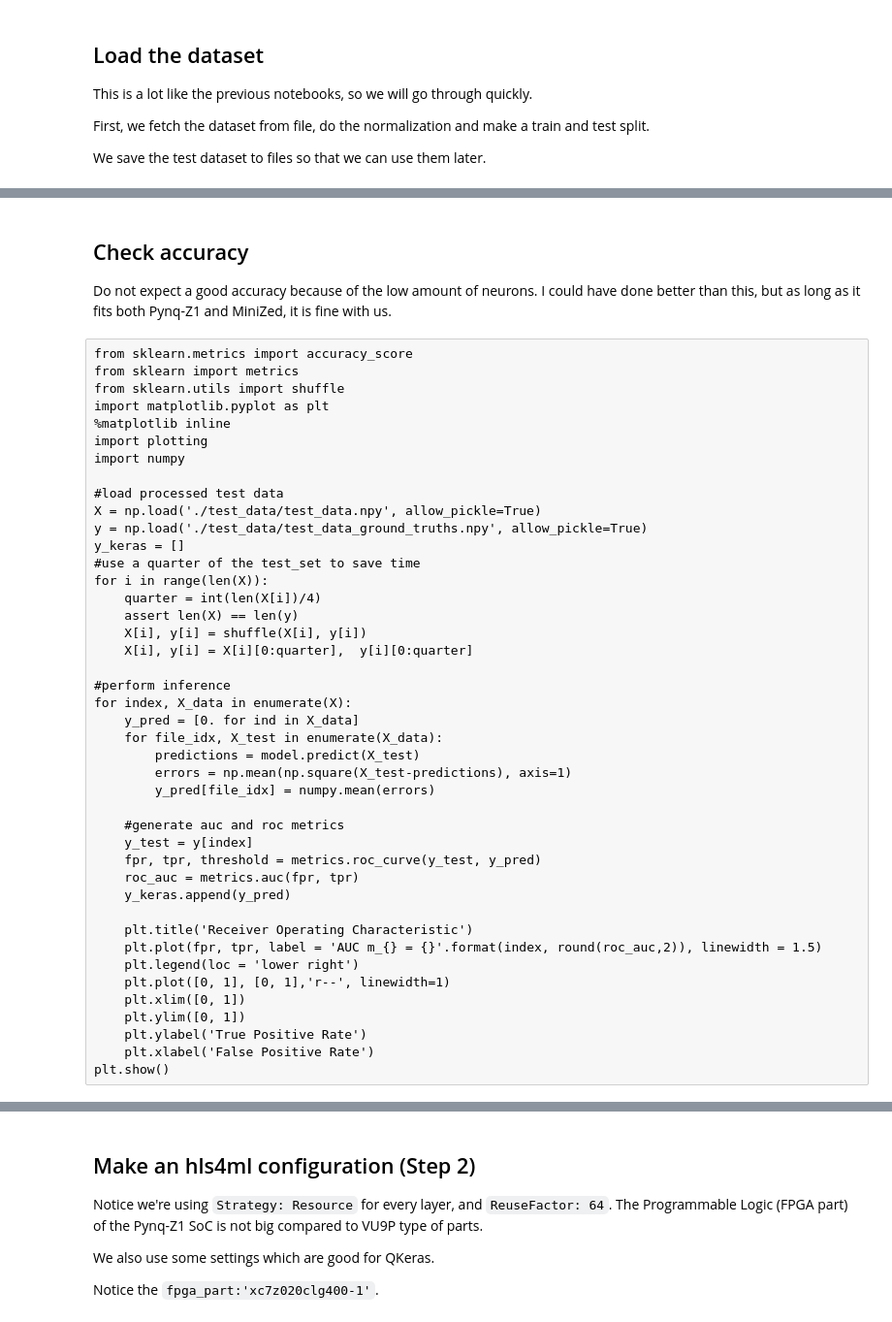
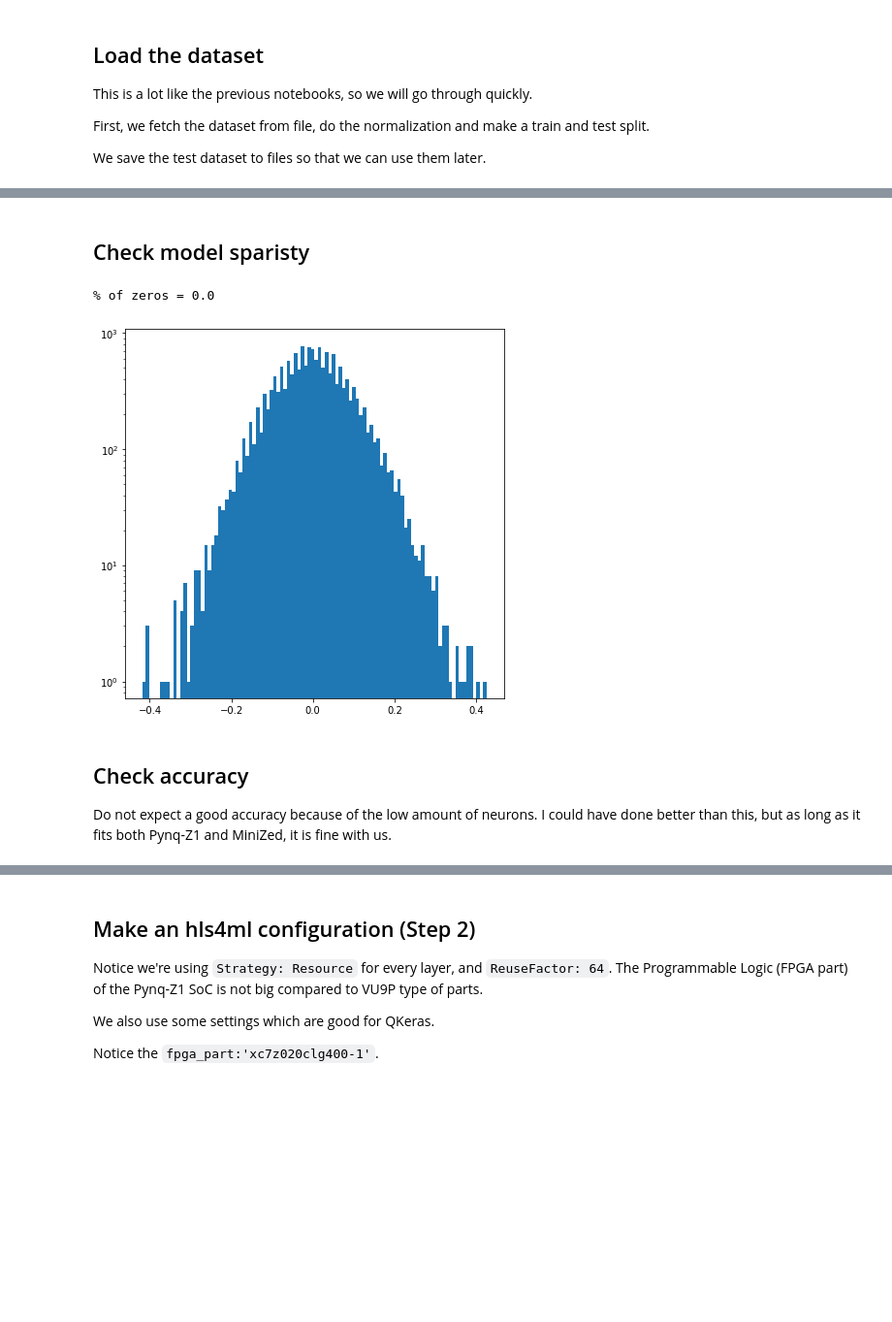
Before and after one commit to jmduarte/hls4ml-tutorial, a Jupyter notebook: deploy/vivado_flow/vivado_flow.ipynb, the cells around one changed output, grey strips where cells are left out. Shown at 97% size. Drawn from its saved outputs; the diff is of its cells as text; code cells hidden in the pictures; blank space fills up the shorter version.

```diff
--- a/deploy/vivado_flow/vivado_flow.ipynb
+++ b/deploy/vivado_flow/vivado_flow.ipynb
@@ -181,11 +113,10 @@ if train:
 
 
 else:
-    model_file = "{model}/model_{machine_type}.hdf5".format(model="./model/train_config_bits_6_frames_5_mels_128_encDims_8_bn_True_l1reg_0_expPower_3_beginSpar_0_finSpar_0.8",
-                                                              machine_type="ToyCar")
-    #model_file = "model/KERAS_check_best_model.hdf5"
+    model_file = 'model/train_config_bits_6_frames_4_mels_64_hidDims_64_encDims_8_bn_True_l1reg0/model_ToyCar.h5'
     if not os.path.exists(model_file):
         print("{} model not found at path ".format(model_file))
+
     model = keras_model.load_model(model_file)
     model.summary()
 # %% [output]
@@ -211,47 +140,16 @@ _________________________________________________________________
+# %% [markdown]
+## Check model sparisty
+# %%
+w = model.layers[1].weights[0].numpy()
+h, b = np.histogram(w, bins=100)
+plt.figure(figsize=(7,7))
+plt.bar(b[:-1], h, width=b[1]-b[0])
+plt.semilogy()
+print('% of zeros = {}'.format(np.sum(w==0)/np.size(w)))
+# %% [output]
+% of zeros = 0.0
+[figure, added]
 # %% [markdown]
 ## Check accuracy
 
 Do not expect a good accuracy because of the low amount of neurons. I could have done better than this, but as long as it fits both Pynq-Z1 and MiniZed, it is fine with us.
-# %% [raw]
-from sklearn.metrics import accuracy_score
-from sklearn import metrics
-from sklearn.utils import shuffle
-import matplotlib.pyplot as plt
-%matplotlib inline
-import plotting
-import numpy
-
-#load processed test data
-X = np.load('./test_data/test_data.npy', allow_pickle=True)
-y = np.load('./test_data/test_data_ground_truths.npy', allow_pickle=True)
-y_keras = []
-#use a quarter of the test_set to save time
-for i in range(len(X)):
-    quarter = int(len(X[i])/4)
-    assert len(X) == len(y)
-    X[i], y[i] = shuffle(X[i], y[i])
-    X[i], y[i] = X[i][0:quarter],  y[i][0:quarter]
-
-#perform inference
-for index, X_data in enumerate(X):
-    y_pred = [0. for ind in X_data]
-    for file_idx, X_test in enumerate(X_data):
-        predictions = model.predict(X_test)
-        errors = np.mean(np.square(X_test-predictions), axis=1)
-        y_pred[file_idx] = numpy.mean(errors)
-
-    #generate auc and roc metrics
-    y_test = y[index]
-    fpr, tpr, threshold = metrics.roc_curve(y_test, y_pred)
-    roc_auc = metrics.auc(fpr, tpr)
-    y_keras.append(y_pred)
-
-    plt.title('Receiver Operating Characteristic')
-    plt.plot(fpr, tpr, label = 'AUC m_{} = {}'.format(index, round(roc_auc,2)), linewidth = 1.5)
-    plt.legend(loc = 'lower right')
-    plt.plot([0, 1], [0, 1],'r--', linewidth=1)
-    plt.xlim([0, 1])
-    plt.ylim([0, 1])
-    plt.ylabel('True Positive Rate')
-    plt.xlabel('False Positive Rate')
-plt.show()
```
Also changed, not shown: parts of 18 cells of this notebook, 2 other files.
